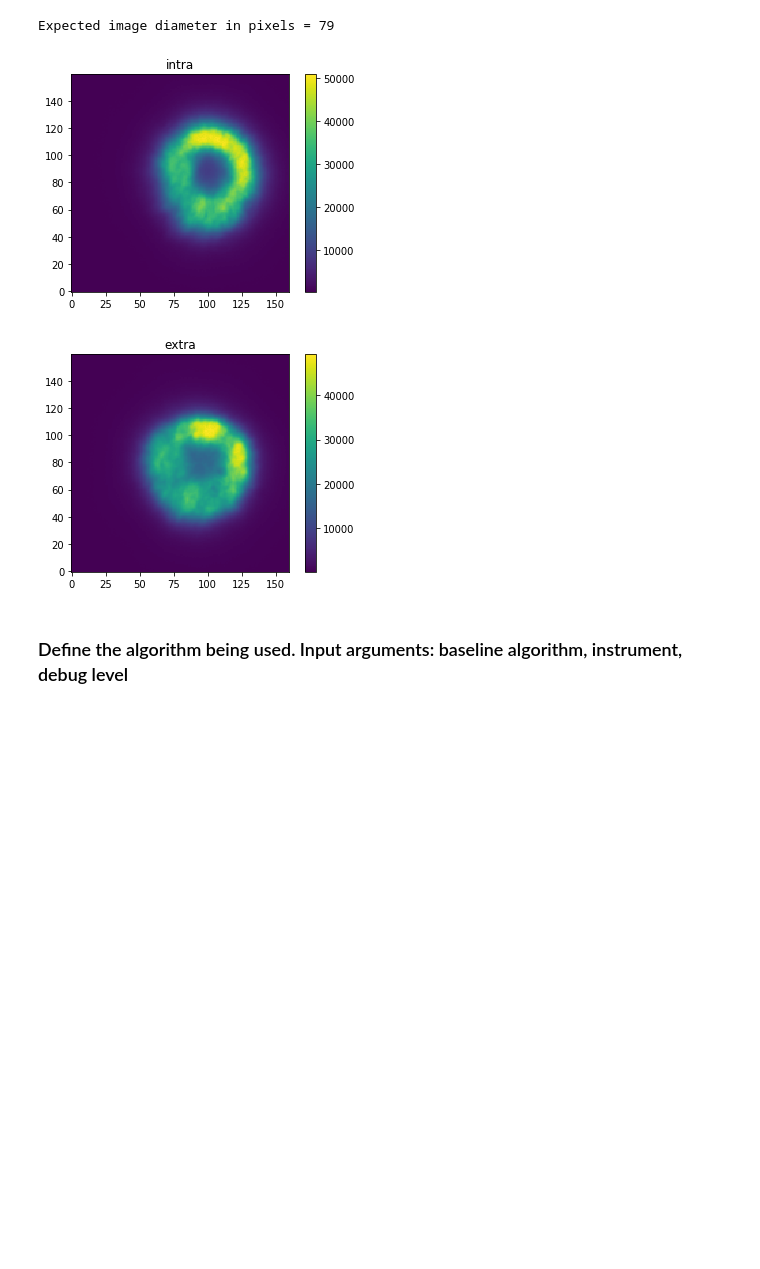
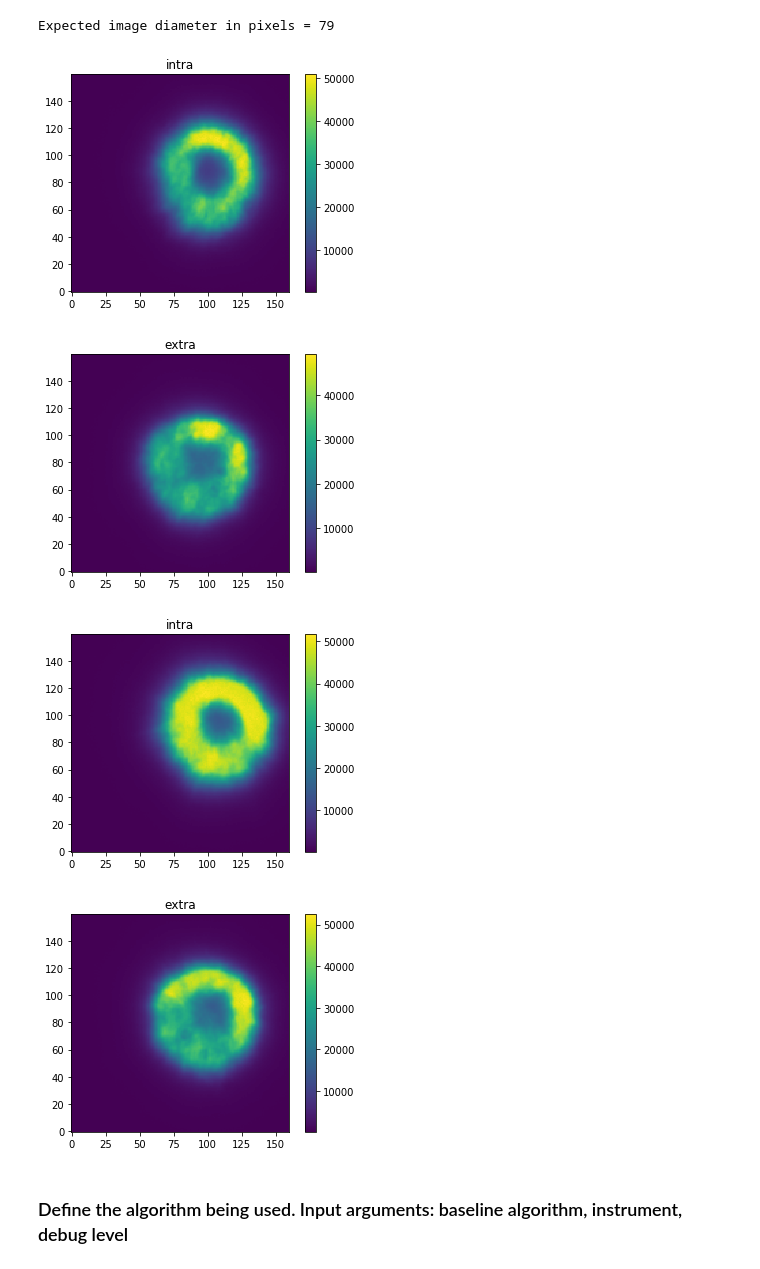
Before and after one commit to bxin/cwfs, a Jupyter notebook: examples/AuxTel2001.ipynb, the cells around one changed output. Saved outputs shown, nothing was run; the diff lists cells and outputs as text; code cells hidden in the pictures; blank space fills up the shorter version.

```diff
--- a/examples/AuxTel2001.ipynb
+++ b/examples/AuxTel2001.ipynb
@@ -49,13 +57,23 @@ I1.image = I1.image[300-80:300+80,400-80:400+80]
 I1.sizeinPix = I1.image.shape[0]
 I2.image = I2.image[300-80:300+80,400-80:400+80]
 I2.sizeinPix = I2.image.shape[0]
+
+I1p.image = I1p.image[350-80:350+80,400-80:400+80]
+I1p.sizeinPix = I1p.image.shape[0]
+I2p.image = I2p.image[350-80:350+80,400-80:400+80]
+I2p.sizeinPix = I2p.image.shape[0]
+
 inst=Instrument('AuxTel',I1.sizeinPix)
 # %%
 plots.plotImage(I1.image,'intra')
 plots.plotImage(I2.image,'extra')
+plots.plotImage(I1p.image,'intra')
+plots.plotImage(I2p.image,'extra')
 # %% [output]
 [figure]
 [figure]
+[figure, added]
+[figure, added]
 # %% [markdown]
 ### Define the algorithm being used. Input arguments: baseline algorithm, instrument, debug level
 # %%
```
Also changed, not shown: parts of 7 cells of this notebook.
